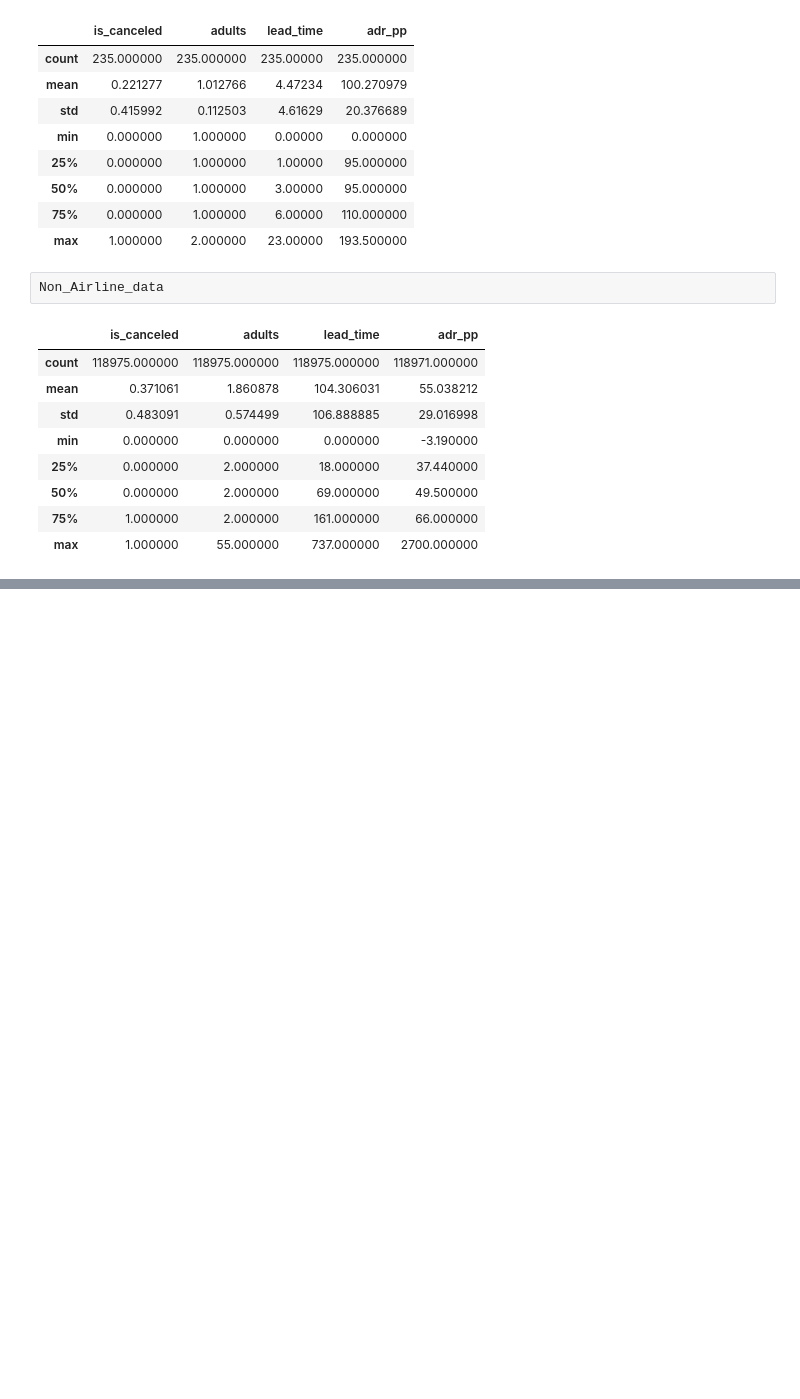
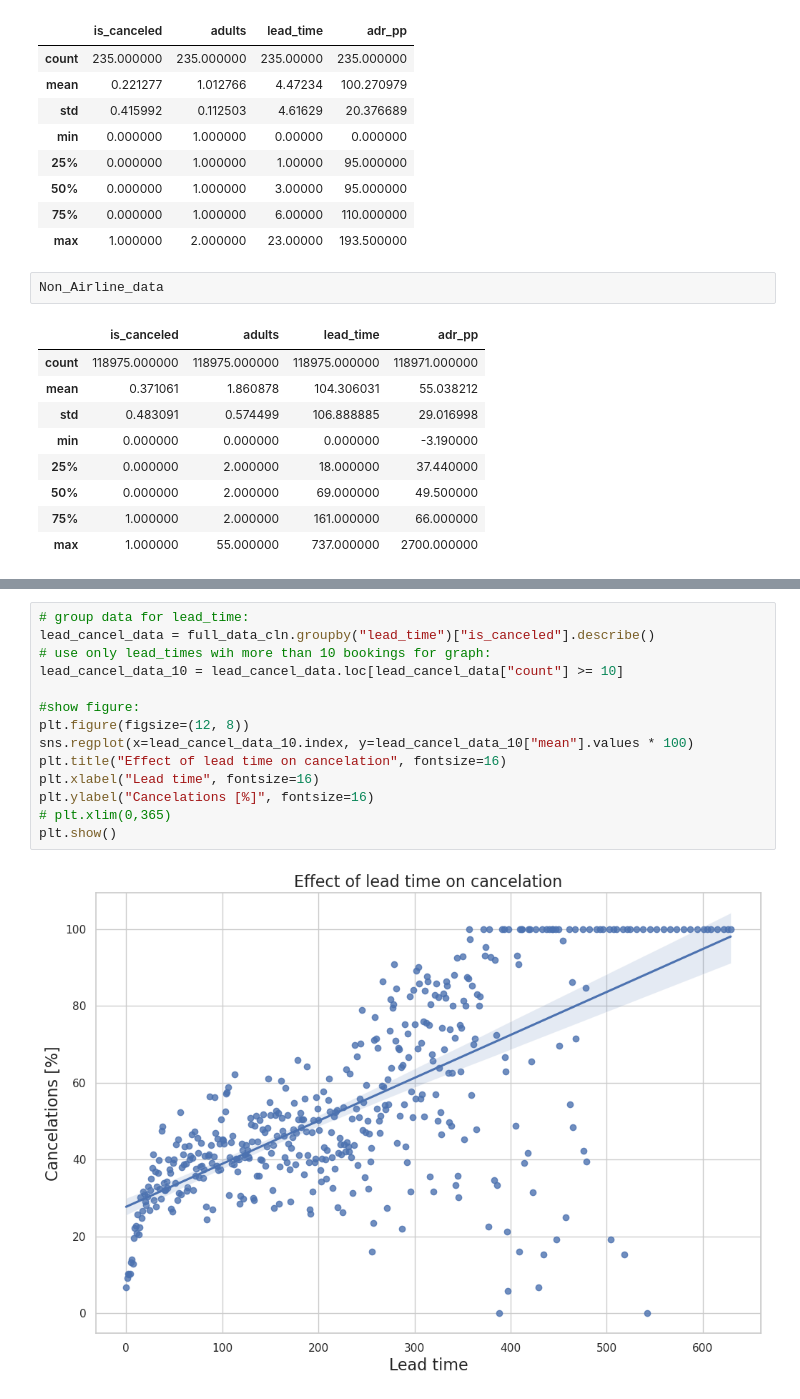
Before and after one commit to aminmb2800/Hotel_cancelation, a Jupyter notebook: hotel-cancelations-eda-prediction.ipynb, the cells around one changed output, grey strips where cells are left out. Cells and saved outputs as stored; diff of their text form; blank space fills up the shorter version.

```diff
--- a/hotel-cancelations-eda-prediction.ipynb
+++ b/hotel-cancelations-eda-prediction.ipynb
@@ -422,0 +690,16 @@ Non_Airline_data
+# %%
+# group data for lead_time:
+lead_cancel_data = full_data_cln.groupby("lead_time")["is_canceled"].describe()
+# use only lead_times wih more than 10 bookings for graph:
+lead_cancel_data_10 = lead_cancel_data.loc[lead_cancel_data["count"] >= 10]
+
+#show figure:
+plt.figure(figsize=(12, 8))
+sns.regplot(x=lead_cancel_data_10.index, y=lead_cancel_data_10["mean"].values * 100)
+plt.title("Effect of lead time on cancelation", fontsize=16)
+plt.xlabel("Lead time", fontsize=16)
+plt.ylabel("Cancelations [%]", fontsize=16)
+# plt.xlim(0,365)
+plt.show()
+# %% [output]
+[figure, added]
```
Also changed, not shown: parts of 33 cells of this notebook.
